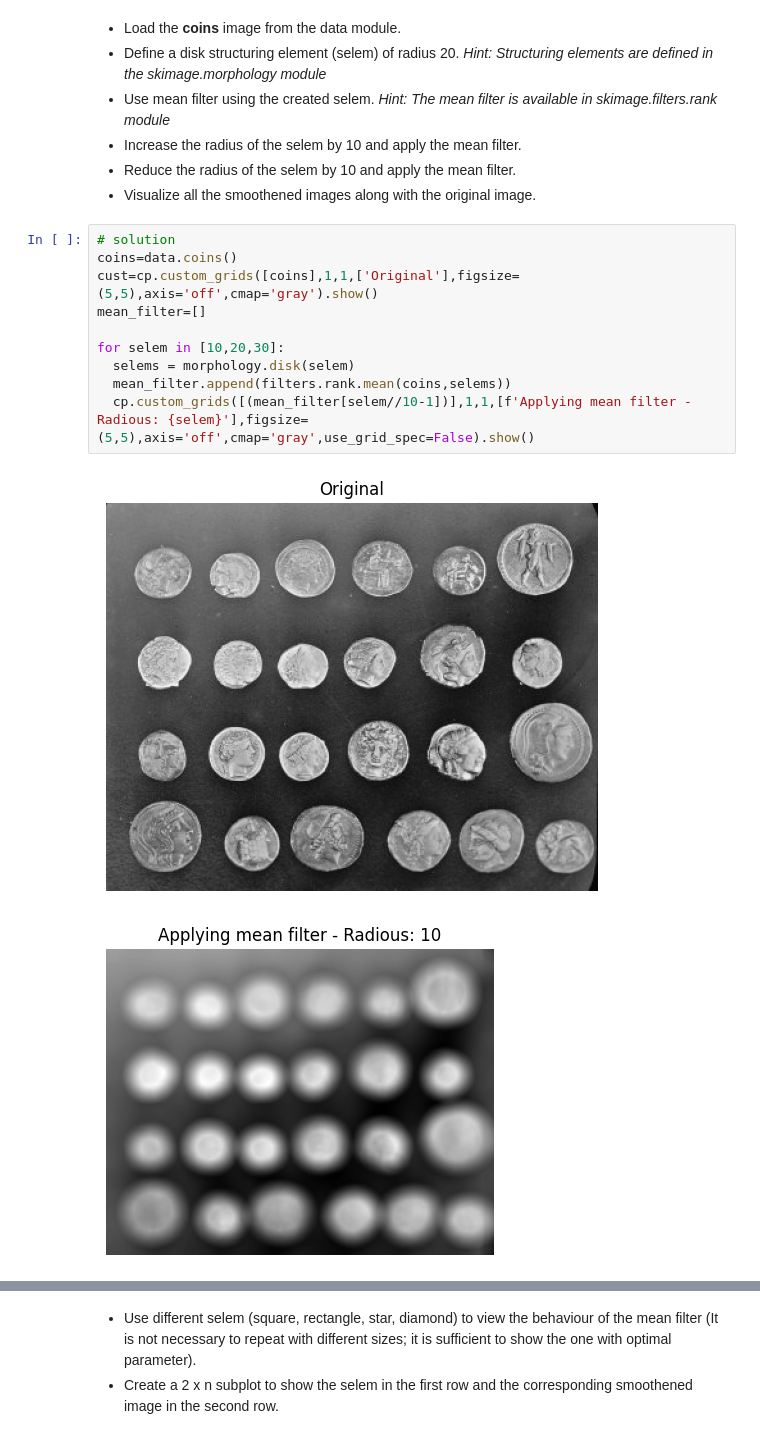
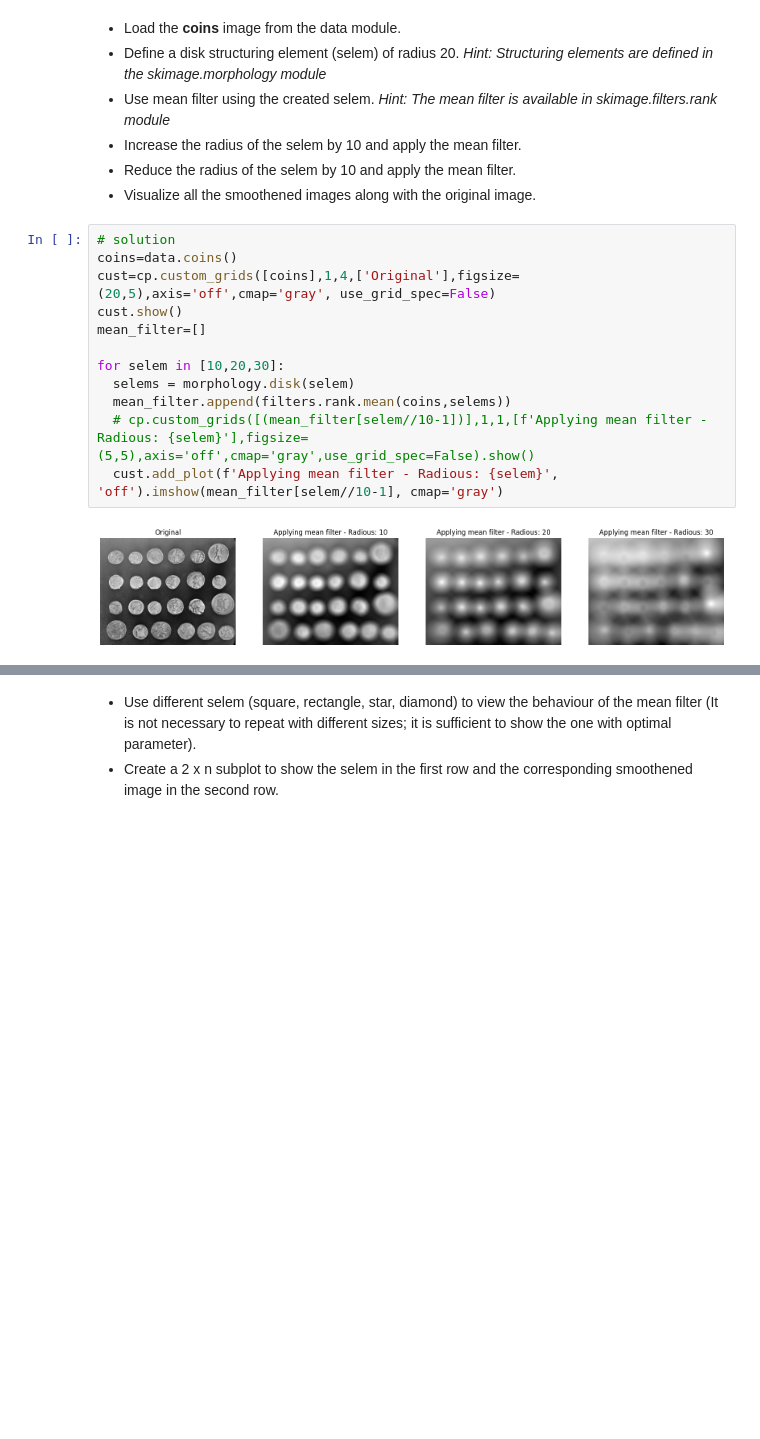
Before and after one commit to MarioROT/CV-MAI, a Jupyter notebook: Session 2/image_operators_and_filters.ipynb, the cells around one changed output, grey strips where cells are left out. Saved outputs shown, nothing was run; the diff lists cells and outputs as text; blank space fills up the shorter version.

```diff
--- a/Session 2/image_operators_and_filters.ipynb
+++ b/Session 2/image_operators_and_filters.ipynb
@@ -333,13 +353,14 @@ plot.add_plot(f'Histogram Std dev - {bins} bins').bar(range(bins), aqua_str_mean
 # %%
 # solution
 coins=data.coins()
-cust=cp.custom_grids([coins],1,1,['Original'],figsize=(5,5),axis='off',cmap='gray').show()
+cust=cp.custom_grids([coins],1,4,['Original'],figsize=(20,5),axis='off',cmap='gray', use_grid_spec=False)
+cust.show()
 mean_filter=[]
 
 for selem in [10,20,30]:
   selems = morphology.disk(selem)
   mean_filter.append(filters.rank.mean(coins,selems))
-  cp.custom_grids([(mean_filter[selem//10-1])],1,1,[f'Applying mean filter - Radious: {selem}'],figsize=(5,5),axis='off',cmap='gray',use_grid_spec=False).show()
+  # cp.custom_grids([(mean_filter[selem//10-1])],1,1,[f'Applying mean filter - Radious: {selem}'],figsize=(5,5),axis='off',cmap='gray',use_grid_spec=False).show()
+  cust.add_plot(f'Applying mean filter - Radious: {selem}', 'off').imshow(mean_filter[selem//10-1], cmap='gray')
 # %% [output]
-[figure, old version]
+[figure, new version]
-[figure, removed]
```
Also changed, not shown: parts of 7 cells of this notebook.
